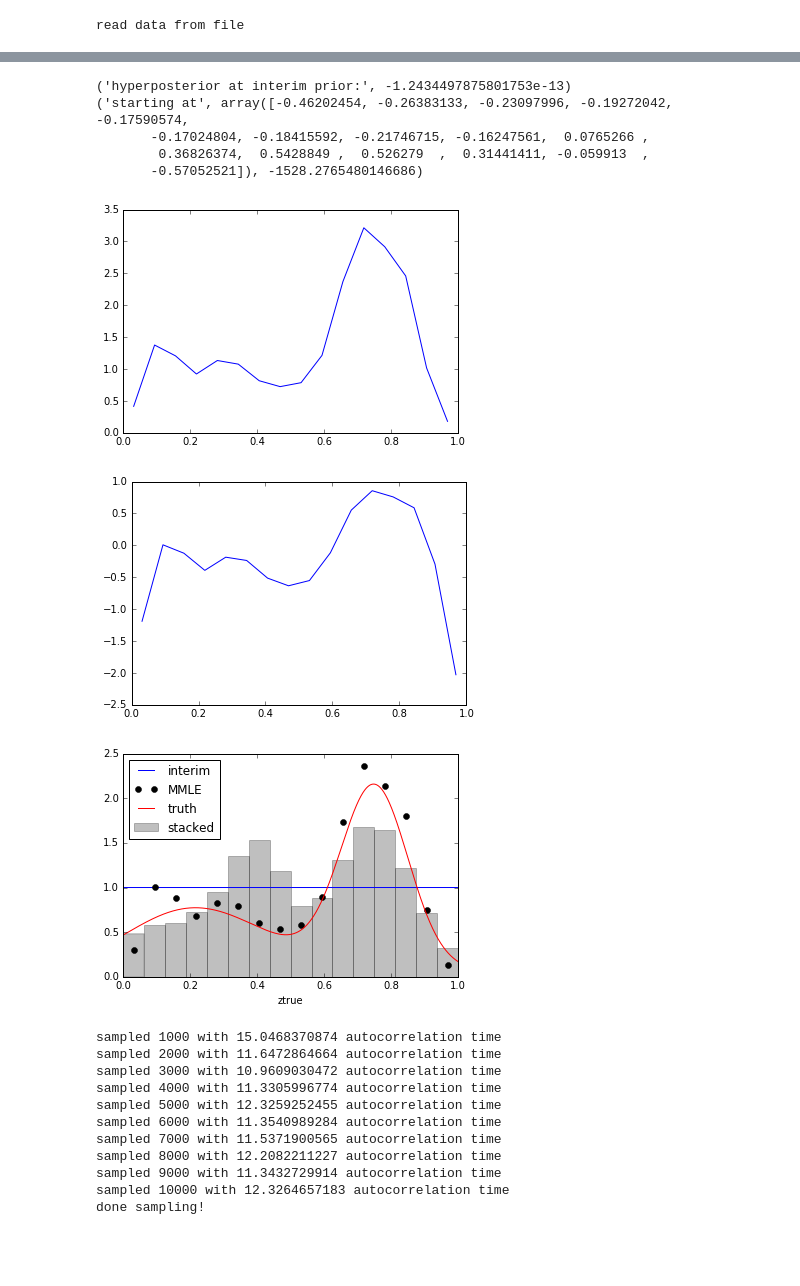
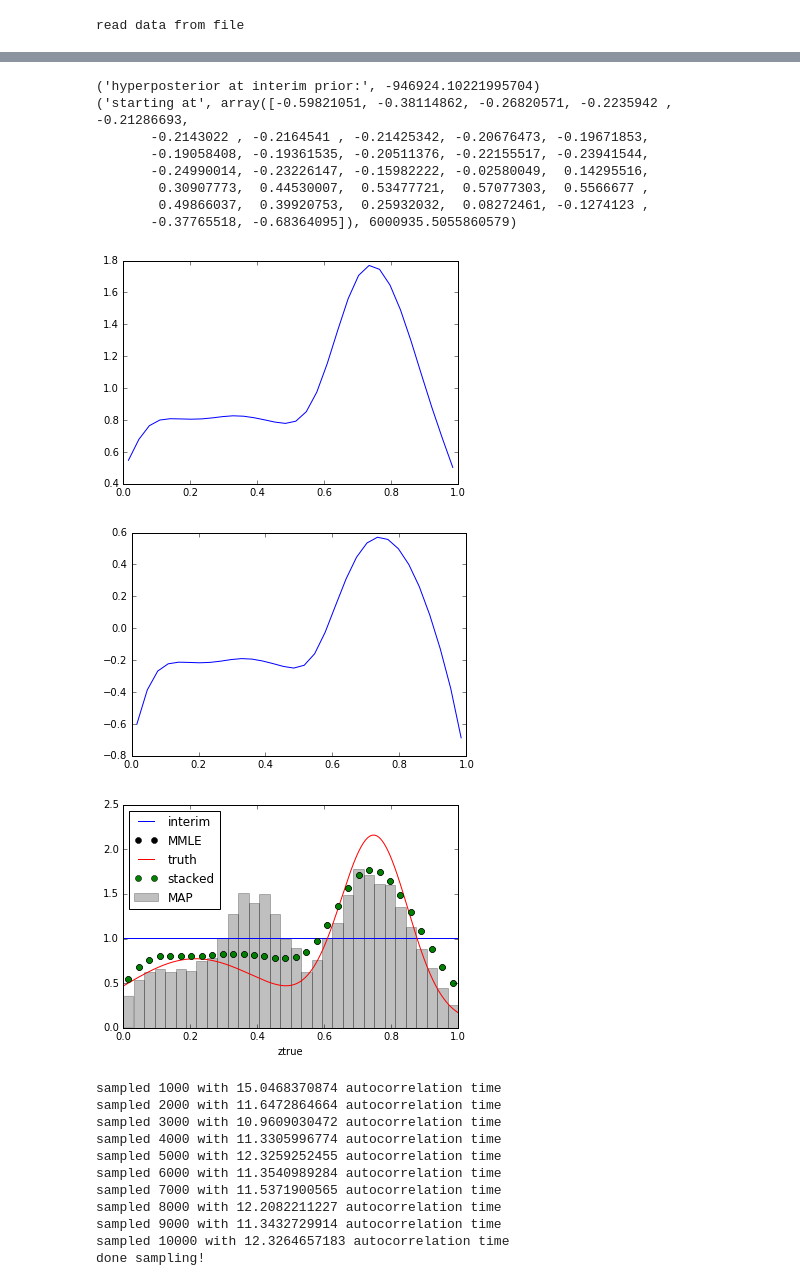
Before and after one commit to aimalz/prob-z, a Jupyter notebook: nz/code/FromHogg.ipynb, the cells around one changed output, grey strips where cells are left out. Saved outputs shown, nothing was run; the diff lists cells and outputs as text; code cells hidden in the pictures; blank space fills up the shorter version.

```diff
--- a/nz/code/FromHogg.ipynb
+++ b/nz/code/FromHogg.ipynb
@@ -31,7 +31,7 @@ class setup(object):
 
         # take in specification of bins if provided, otherwise make some
 
-        self.allnbins = 16
+        self.allnbins = 32
         binstep = 1. / self.allnbins
         self.allzs = np.arange(0.,1.+binstep,binstep)
 
@@ -544,7 +544,8 @@ hyper = hyperdist(interimcoarse,data,prior_ivar,dzcoarse)
 
 # guess = np.log(truedist.evaluate(zcoarse))
 # print("hyperposterior at truth:", hyper.lnposterior(guess))
-guess = np.log(interimcoarse)
+guess = np.log(evaluate_true_prior(zcoarse))
+#guess = np.log(interimcoarse)
 #plt.plot(zcoarse,guess)
 #print('guess shape='+str(np.shape(guess))+' with guess='+str(guess))
 print("hyperposterior at interim prior:", hyper.lnposterior(guess))
@@ -561,26 +562,30 @@ with open(os.path.join(meta.simdir,'logmmle.csv'),'wb') as csvfile:
     out.writerow([mml.fun])
     out.writerow(np.log(themap))
 # %% [output]
-('hyperposterior at interim prior:', -1.2434497875801753e-13)
-('starting at', array([-0.46202454, -0.26383133, -0.23097996, -0.19272042, -0.17590574,
-       -0.17024804, -0.18415592, -0.21746715, -0.16247561,  0.0765266 ,
-        0.36826374,  0.5428849 ,  0.526279  ,  0.31441411, -0.059913  ,
-       -0.57052521]), -1528.2765480146686)
+('hyperposterior at interim prior:', -946924.10221995704)
+('starting at', array([-0.59821051, -0.38114862, -0.26820571, -0.2235942 , -0.21286693,
+       -0.2143022 , -0.2164541 , -0.21425342, -0.20676473, -0.19671853,
+       -0.19058408, -0.19361535, -0.20511376, -0.22155517, -0.23941544,
+       -0.24990014, -0.23226147, -0.15982222, -0.02580049,  0.14295516,
+        0.30907773,  0.44530007,  0.53477721,  0.57077303,  0.5566677 ,
+        0.49866037,  0.39920753,  0.25932032,  0.08272461, -0.1274123 ,
+       -0.37765518, -0.68364095]), 6000935.5055860579)
-[figure, old version]
+[figure, new version]
-[figure, old version]
+[figure, new version]
 # %%
 #plot result of optimization, histogram of z_obs values, and interim prior
 
 plt.clf()
-plt.hist(zobss, bins=bplot, normed=True, color="k", alpha=0.25,label='stacked')
+plt.hist(zobss, bins=bplot, normed=True, color="k", alpha=0.25,label='MAP')
 plt.plot(zplot, interimprior.evaluate(zplot), "b-",label='interim')
 plt.plot(zcoarse, themap, "ko",label='MMLE')
 plt.plot(zplot, truedist.evaluate(zplot), "r-",label='truth')
+plt.plot(zcoarse, np.sum(data, axis=0)/len(data), "go",label='stacked')
 plt.xlabel("ztrue")
 plt.legend(loc='upper left')
 plt.savefig(os.path.join(meta.simdir,"map.png"))
 # %% [output]
-[figure, old version]
+[figure, new version]
 # %%
 #calculate autocorrelation times
 
```
Also changed, not shown: parts of 7 cells of this notebook.
